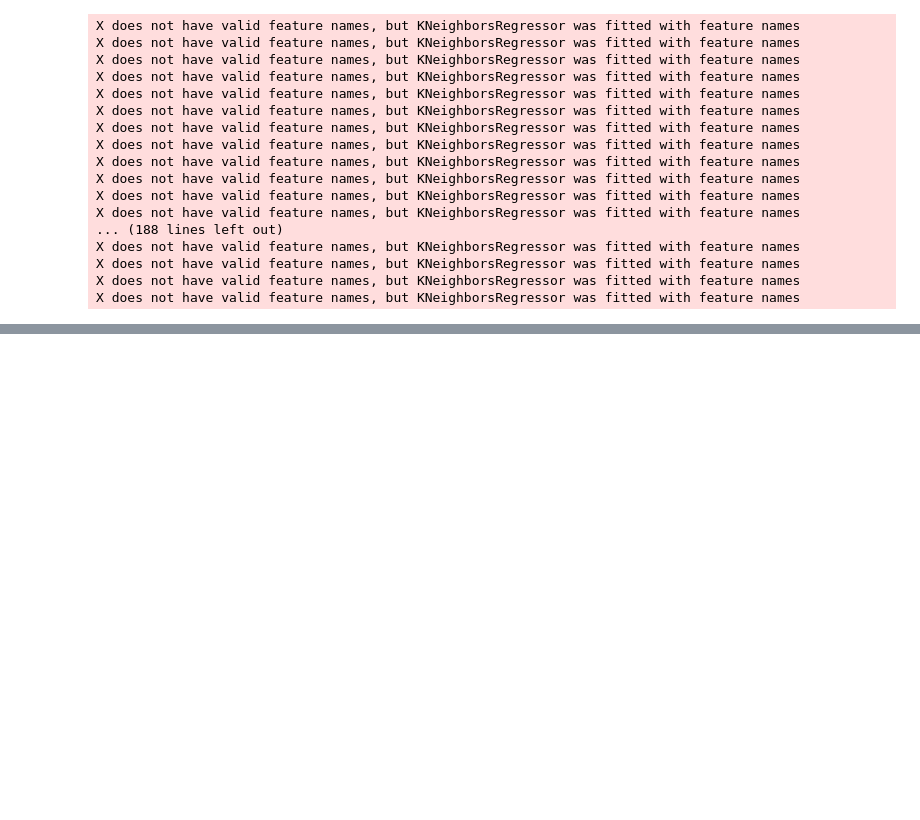
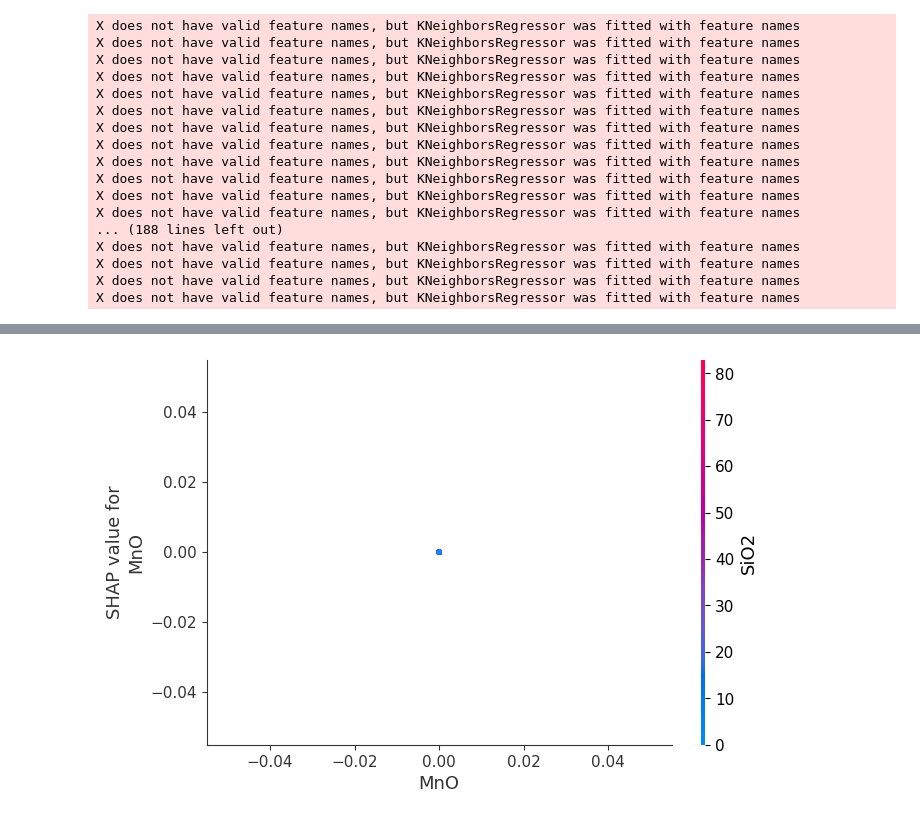
Before and after one commit to sahuboi/hardness-prediction-using-extra-parameters, a Jupyter notebook: AI_project.ipynb, the cells around one changed output, grey strips where cells are left out. Drawn from its saved outputs; the diff is of its cells as text; code cells hidden in the pictures; blank space fills up the shorter version.

```diff
--- a/AI_project.ipynb
+++ b/AI_project.ipynb
@@ -459,0 +467,4 @@ No data for colormapping provided via 'c'. Parameters 'vmin', 'vmax' will be ign
+# %%
+shap.dependence_plot('MnO', shap_values, X)
+# %% [output]
+[figure, added]
```
Also changed, not shown: parts of 19 cells of this notebook.
